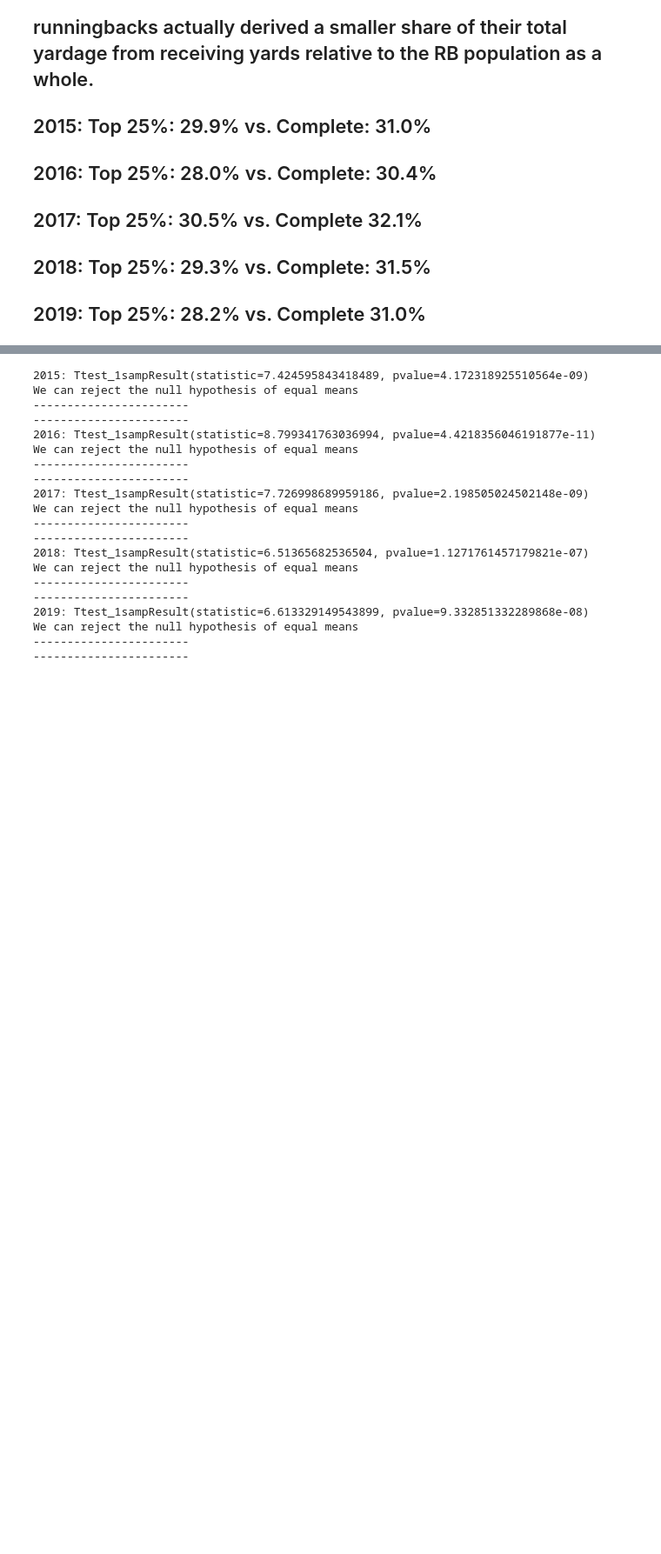
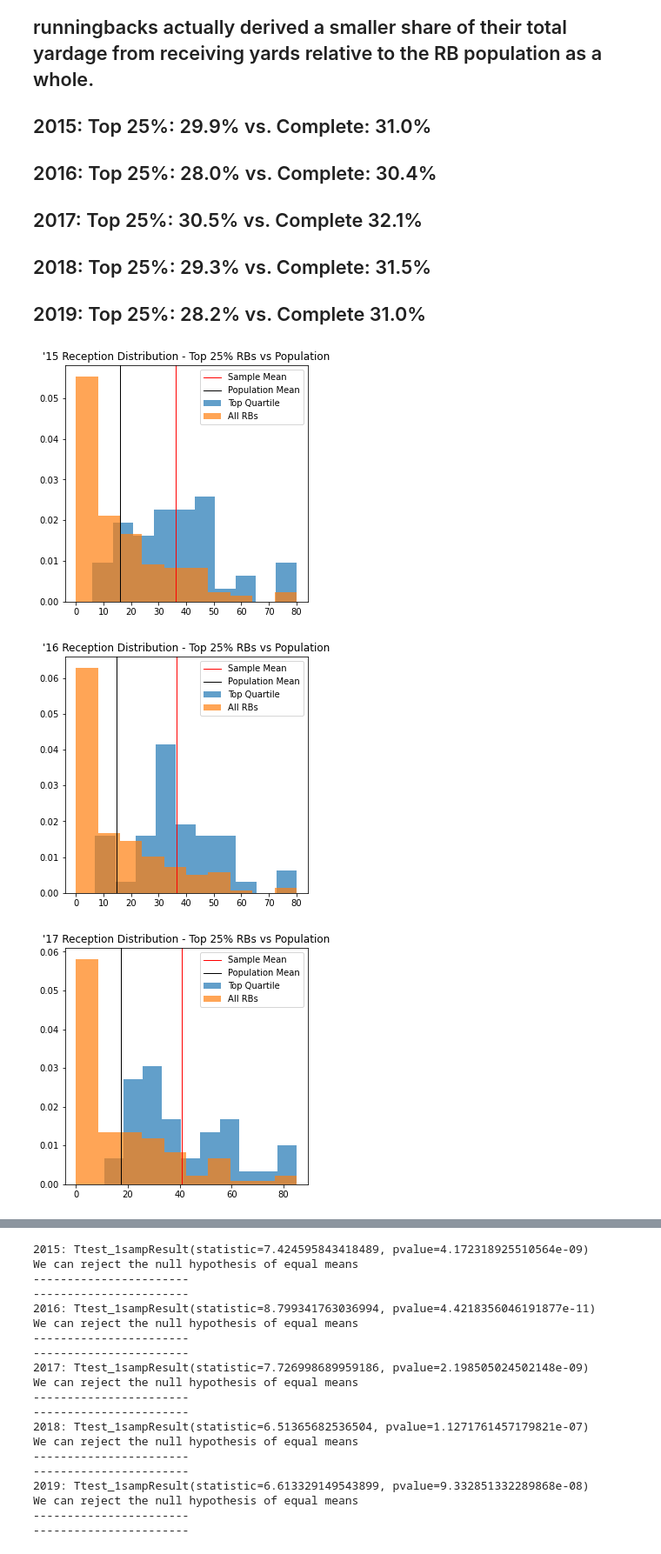
Before and after one commit to tiffanyharris711/pandasy-football, a Jupyter notebook: Analysis.ipynb, the cells around one changed output, grey strips where cells are left out. Shown: that part at 87% size. Drawn from its saved outputs; the diff is of its cells as text; code cells hidden in the pictures; blank space fills up the shorter version.

Commit message:
updated toms histograms

```diff
--- a/Analysis.ipynb
+++ b/Analysis.ipynb
@@ -1193,0 +1234,59 @@ plt.show()
+# %%
+# Plot Histogram/Box of Fantasy Points
+
+# 2015
+
+plt.figure(figsize=(5,5))
+plt.title("'15 Reception Distribution - Top 25% RBs vs Population")
+plt.hist(tq_rec_15, density=True, alpha=0.7, label = "Top Quartile")
+plt.hist(all_rec_15, density=True, alpha=0.7, label = "All RBs")
+plt.axvline(tq_meanrec_15, color='red', linewidth = 1,label="Sample Mean")
+plt.axvline(all_meanrec_15, color='black',linewidth = 1, label="Population Mean")
+plt.legend()
+
+#2016
+
+plt.figure(figsize=(5,5))
+plt.title("'16 Reception Distribution - Top 25% RBs vs Population")
+plt.hist(tq_rec_16, density=True, alpha=0.7, label = "Top Quartile")
+plt.hist(all_rec_16, density=True, alpha=0.7, label = "All RBs")
+plt.axvline(tq_meanrec_16, color='red', linewidth = 1,label="Sample Mean")
+plt.axvline(all_meanrec_16, color='black',linewidth = 1, label="Population Mean")
+plt.legend()
+
+# 2017
+
+plt.figure(figsize=(5,5))
+plt.title("'17 Reception Distribution - Top 25% RBs vs Population")
+plt.hist(tq_rec_17, density=True, alpha=0.7, label = "Top Quartile")
+plt.hist(all_rec_17, density=True, alpha=0.7, label = "All RBs")
+plt.axvline(tq_meanrec_17, color='red', linewidth = 1,label="Sample Mean")
+plt.axvline(all_meanrec_17, color='black',linewidth = 1, label="Population Mean")
+plt.legend()
+
+#2018
+
+plt.figure(figsize=(5,5))
+plt.title("'18 Reception Distribution - Top 25% RBs vs Population")
+plt.hist(tq_rec_18, density=True, alpha=0.7, label = "Top Quartile")
+plt.hist(all_rec_18, density=True, alpha=0.7, label = "All RBs")
+plt.axvline(tq_meanrec_18, color='red', linewidth = 1,label="Sample Mean")
+plt.axvline(all_meanrec_18, color='black',linewidth = 1, label="Population Mean")
+plt.legend()
+
+# 2019
+
+plt.figure(figsize=(5,5))
+plt.title("'19 Reception Distribution - Top 25% RBs vs Population")
+plt.hist(tq_rec_19, density=True, alpha=0.7, label = "Top Quartile")
+plt.hist(all_rec_19, density=True, alpha=0.7, label = "All RBs")
+plt.axvline(tq_meanrec_19, color='red', linewidth = 1,label="Sample Mean")
+plt.axvline(all_meanrec_19, color='black',linewidth = 1, label="Population Mean")
+plt.legend()
+
+
+plt.show()
+# %% [output]
+[figure, added]
+[figure, added]
+[figure, added]
```
Also changed, not shown: parts of 22 cells of this notebook, 2 other files.
